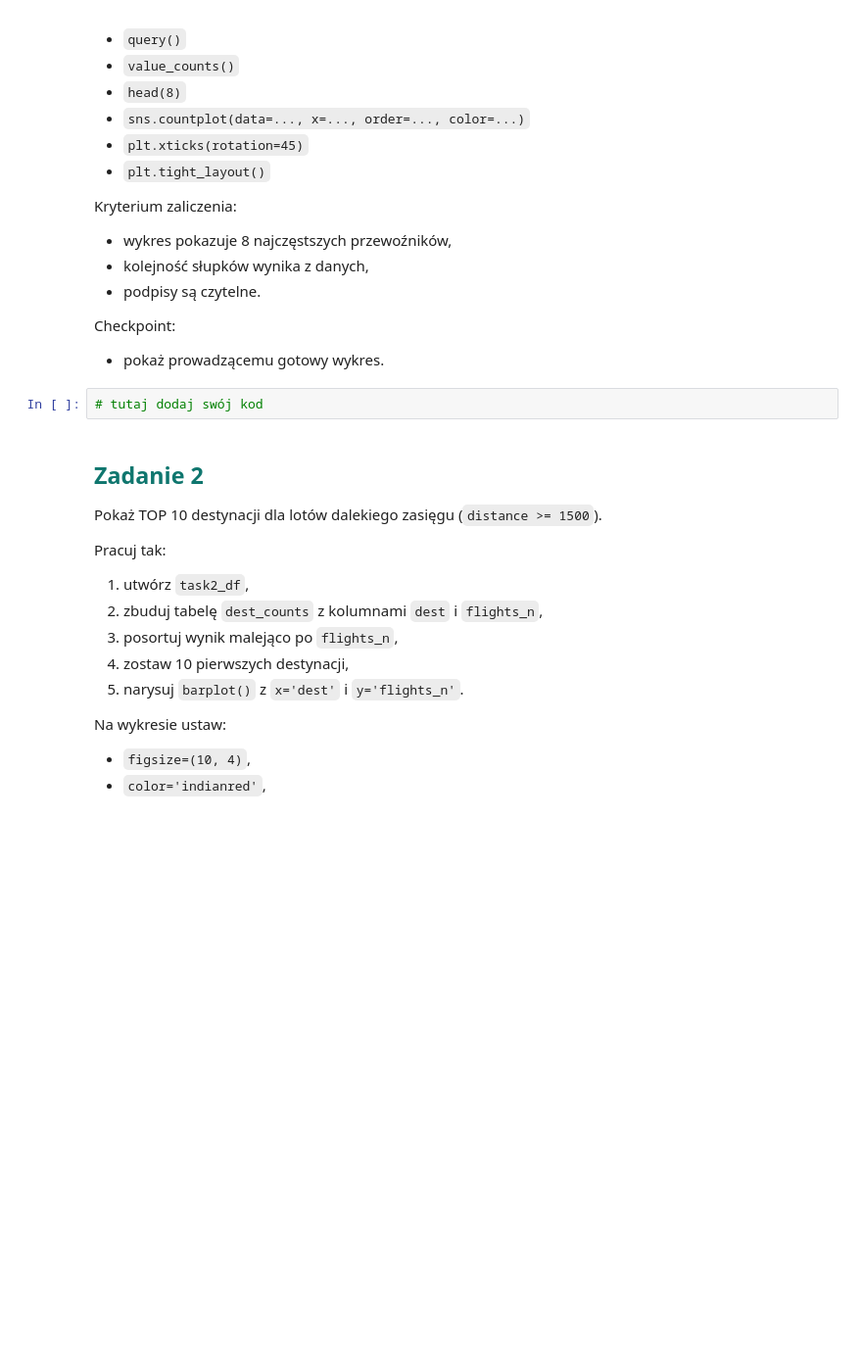
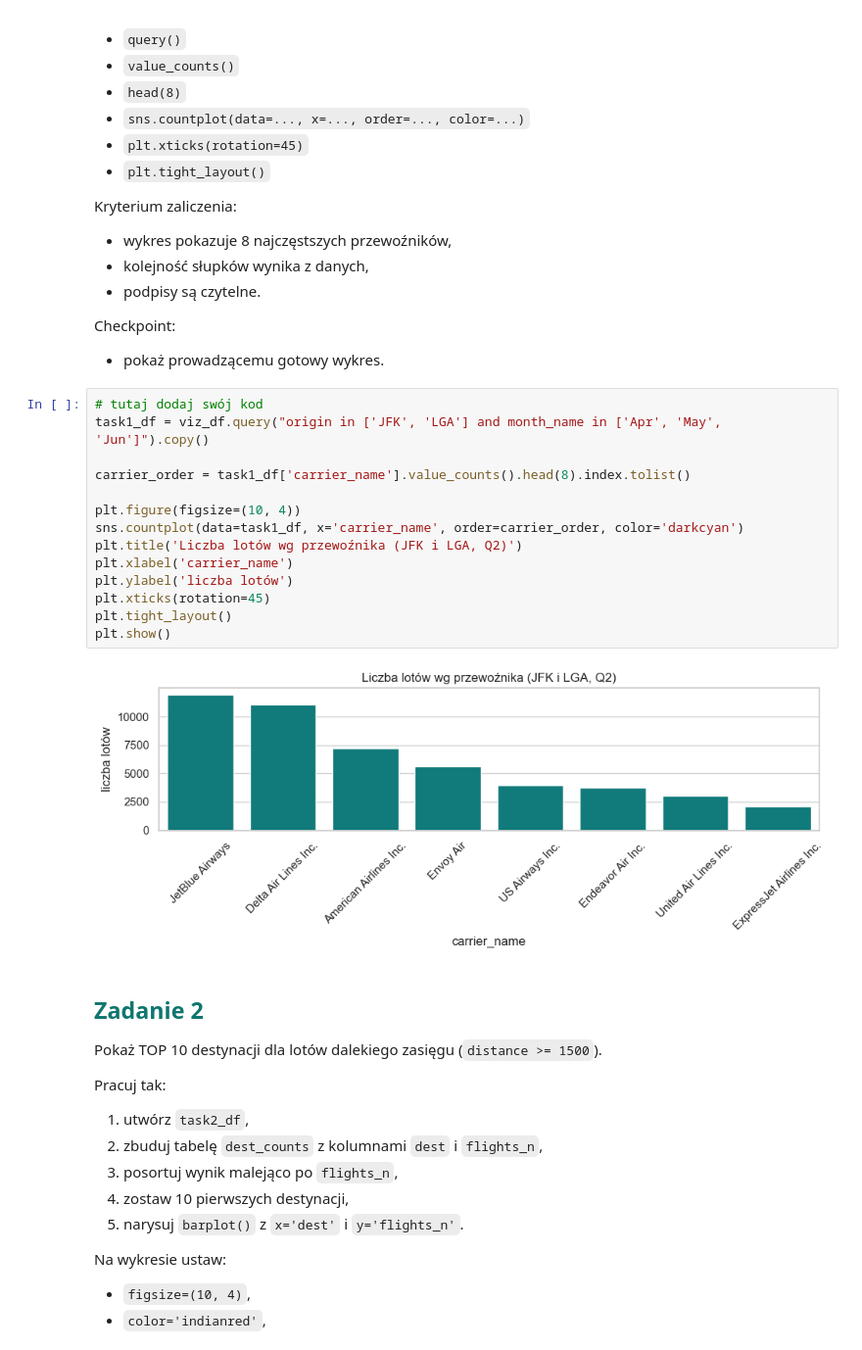
Before and after one commit to puznanski/AnalizaDanychPythonKurs, a Jupyter notebook: AnalizaDanychPython_Lekcja5.ipynb, the cells around one changed output. Shown at 98% size. Drawn from its saved outputs; the diff is of its cells as text; blank space fills up the shorter version.

```diff
--- a/AnalizaDanychPython_Lekcja5.ipynb
+++ b/AnalizaDanychPython_Lekcja5.ipynb
@@ -764,6 +764,20 @@ Checkpoint:
 - pokaż prowadzącemu gotowy wykres.
 # %%
 # tutaj dodaj swój kod
+task1_df = viz_df.query("origin in ['JFK', 'LGA'] and month_name in ['Apr', 'May', 'Jun']").copy()
+
+carrier_order = task1_df['carrier_name'].value_counts().head(8).index.tolist()
+
+plt.figure(figsize=(10, 4))
+sns.countplot(data=task1_df, x='carrier_name', order=carrier_order, color='darkcyan')
+plt.title('Liczba lotów wg przewoźnika (JFK i LGA, Q2)')
+plt.xlabel('carrier_name')
+plt.ylabel('liczba lotów')
+plt.xticks(rotation=45)
+plt.tight_layout()
+plt.show()
+# %% [output]
+[figure, added]
 # %% [markdown]
 ## <span style="color:#0f766e; font-weight:700;">Zadanie 2</span>
 
```
Also changed, not shown: parts of 16 cells of this notebook, 1 other file.
